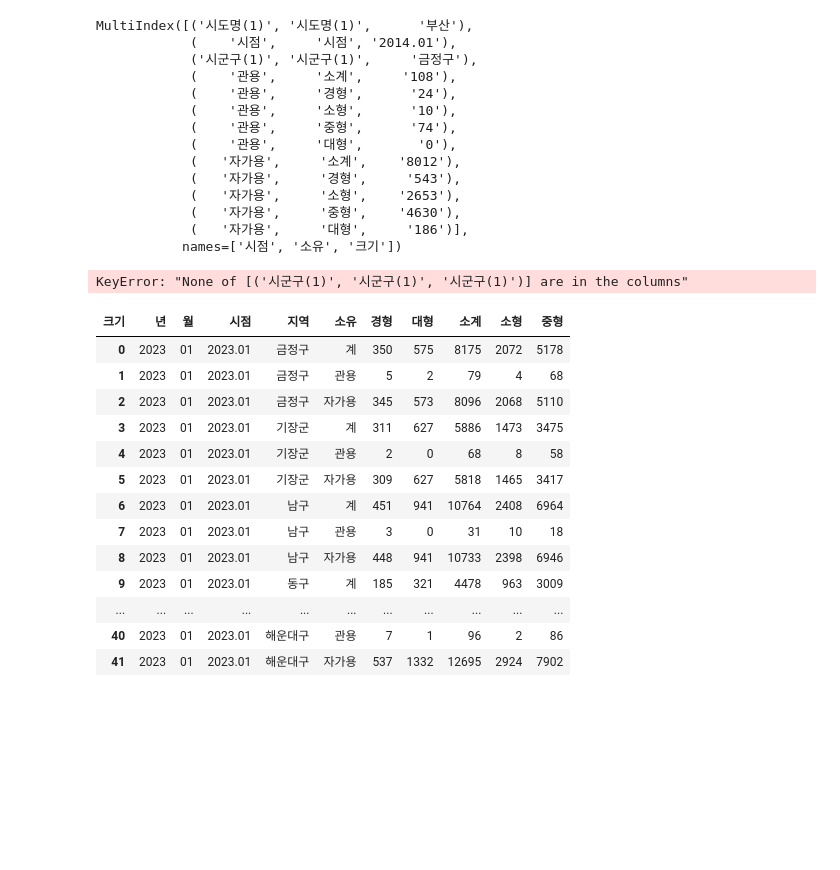
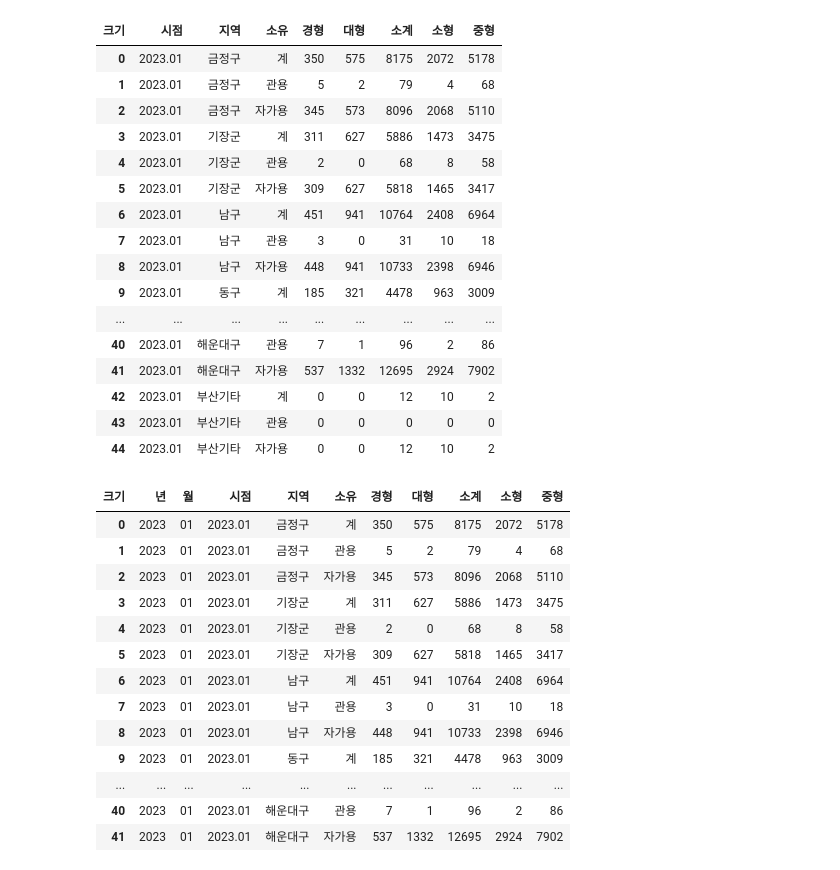
Before and after one commit to dlgustn376/-AWS-_Python_Study, a Jupyter notebook: pandas_stack_unstack2.ipynb, the cells around one changed output. Drawn from its saved outputs; the diff is of its cells as text; code cells hidden in the pictures; blank space fills up the shorter version.

```diff
--- a/pandas_stack_unstack2.ipynb
+++ b/pandas_stack_unstack2.ipynb
@@ -28,34 +39,37 @@ df2 = pd.read_csv('이륜차신고현황_시도별_행렬전환전.csv', encodin
 # %%
 df2 = pd.read_csv('이륜차신고현황_시도별_행렬전환전.csv', encoding='cp949',header=[0,1,2])
 df2.drop(('시도명(1)','시도명(1)','시도명(1)'), axis=1, inplace=True)
 df2.columns.names = ['시점', '소유', '크기']
+df2
 # print(df2.columns)
 # print(df2)
 # df2.stack(level=0)
 a = df2.set_index(('시군구(1)','시군구(1)','시군구(1)'))
 b = a.stack(level=0)
 b.index.names = ['지역', '시점']
-# print(b)
 c = b.swaplevel(0,1)
 d = c.stack(level=0)
+d.unstack(level=1)
 d = d.reset_index()
 d
 # %% [output]
-MultiIndex([('시도명(1)', '시도명(1)',      '부산'),
-            (    '시점',     '시점', '2014.01'),
-            ('시군구(1)', '시군구(1)',     '금정구'),
-            (    '관용',     '소계',     '108'),
-            (    '관용',     '경형',      '24'),
-            (    '관용',     '소형',      '10'),
-            (    '관용',     '중형',      '74'),
-            (    '관용',     '대형',       '0'),
-            (   '자가용',     '소계',    '8012'),
-            (   '자가용',     '경형',     '543'),
-            (   '자가용',     '소형',    '2653'),
-            (   '자가용',     '중형',    '4630'),
-            (   '자가용',     '대형',     '186')],
-           names=['시점', '소유', '크기'])
-KeyError: "None of [('시군구(1)', '시군구(1)', '시군구(1)')] are in the columns"
+| 크기 | 시점 | 지역 | 소유 | 경형 | 대형 | 소계 | 소형 | 중형 |
+| 0 | 2023.01 | 금정구 | 계 | 350 | 575 | 8175 | 2072 | 5178 |
+| 1 | 2023.01 | 금정구 | 관용 | 5 | 2 | 79 | 4 | 68 |
+| 2 | 2023.01 | 금정구 | 자가용 | 345 | 573 | 8096 | 2068 | 5110 |
+| 3 | 2023.01 | 기장군 | 계 | 311 | 627 | 5886 | 1473 | 3475 |
+| 4 | 2023.01 | 기장군 | 관용 | 2 | 0 | 68 | 8 | 58 |
+| 5 | 2023.01 | 기장군 | 자가용 | 309 | 627 | 5818 | 1465 | 3417 |
+| 6 | 2023.01 | 남구 | 계 | 451 | 941 | 10764 | 2408 | 6964 |
+| 7 | 2023.01 | 남구 | 관용 | 3 | 0 | 31 | 10 | 18 |
+| 8 | 2023.01 | 남구 | 자가용 | 448 | 941 | 10733 | 2398 | 6946 |
+| 9 | 2023.01 | 동구 | 계 | 185 | 321 | 4478 | 963 | 3009 |
+| ... | ... | ... | ... | ... | ... | ... | ... | ... |
+| 40 | 2023.01 | 해운대구 | 관용 | 7 | 1 | 96 | 2 | 86 |
+| 41 | 2023.01 | 해운대구 | 자가용 | 537 | 1332 | 12695 | 2924 | 7902 |
+| 42 | 2023.01 | 부산기타 | 계 | 0 | 0 | 12 | 10 | 2 |
+| 43 | 2023.01 | 부산기타 | 관용 | 0 | 0 | 0 | 0 | 0 |
+| 44 | 2023.01 | 부산기타 | 자가용 | 0 | 0 | 12 | 10 | 2 |
 # %%
 d.insert(0,'년', d['시점'].apply(lambda x: str(x).split('.')[0]))
 d.insert(1,'월', d['시점'].apply(lambda x: str(x).split('.')[1]))
```
Also changed, not shown: parts of 3 cells of this notebook, 7 other files.
